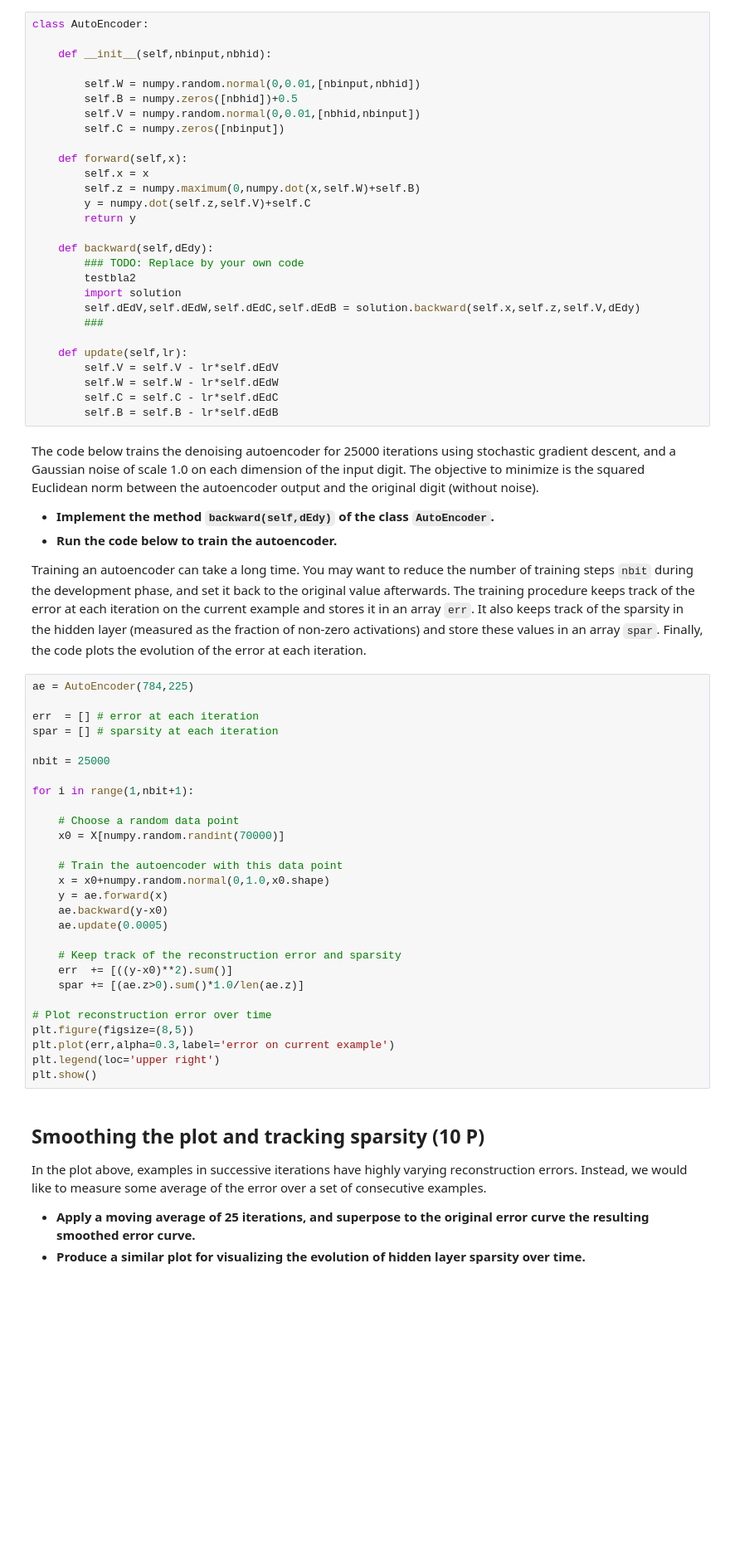
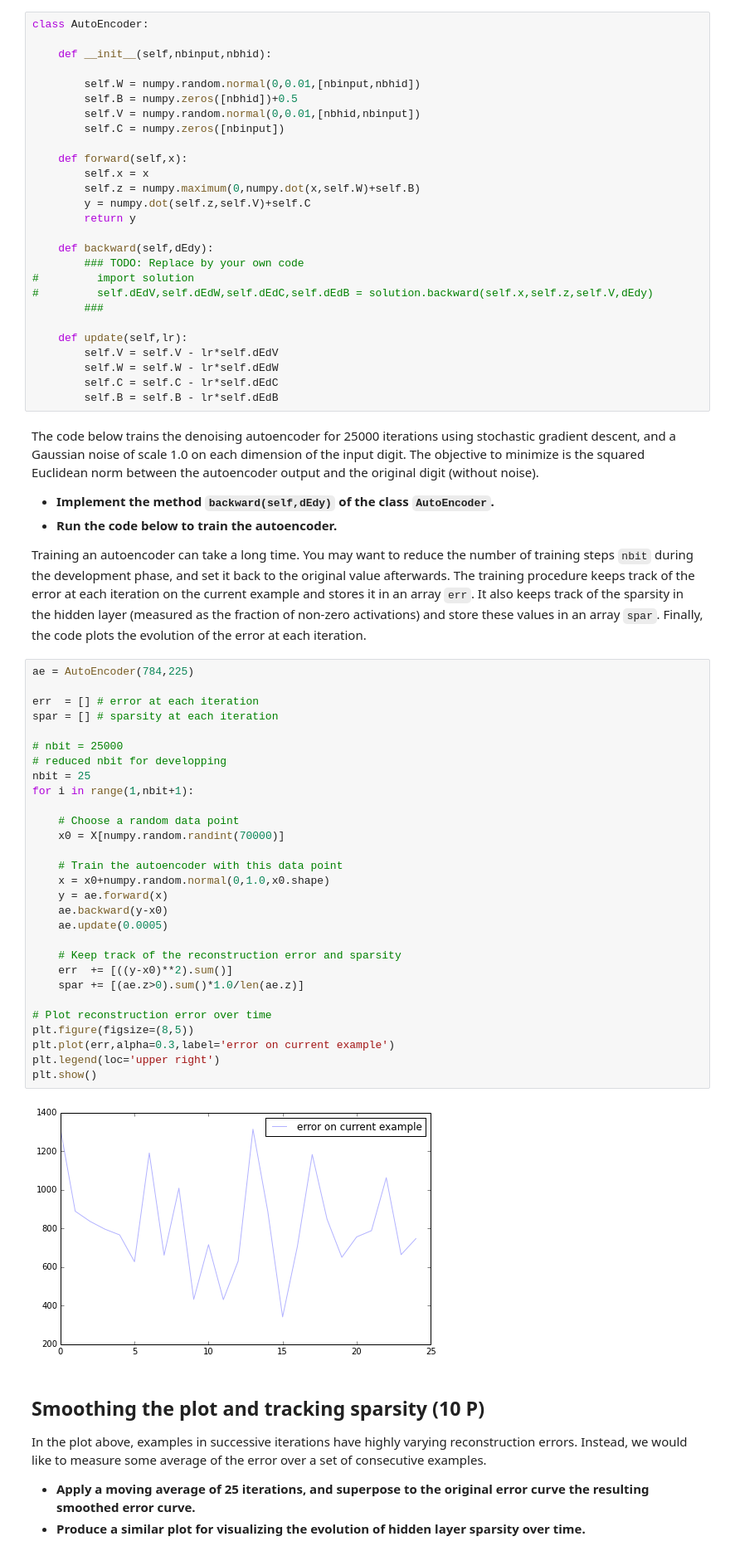
Before and after one commit to tim-pl-m/machinelearning2, a Jupyter notebook: ML2_exercise_4/sheet04.ipynb, the cells around one changed output. Shown: that part at 83% size. Drawn from its saved outputs; the diff is of its cells as text; blank space fills up the shorter version.

Commit message:
working without solution

```diff
--- a/ML2_exercise_4/sheet04.ipynb
+++ b/ML2_exercise_4/sheet04.ipynb
@@ -61,9 +61,8 @@ class AutoEncoder:
 
     def backward(self,dEdy):
         ### TODO: Replace by your own code
-        testbla2
-        import solution
-        self.dEdV,self.dEdW,self.dEdC,self.dEdB = solution.backward(self.x,self.z,self.V,dEdy)
+#         import solution
+#         self.dEdV,self.dEdW,self.dEdC,self.dEdB = solution.backward(self.x,self.z,self.V,dEdy)
         ###
 
     def update(self,lr):
@@ -81,31 +80,34 @@ Training an autoencoder can take a long time. You may want to reduce the number
 # %%
 ae = AutoEncoder(784,225)
 
 err  = [] # error at each iteration
 spar = [] # sparsity at each iteration
 
-nbit = 25000
-
+# nbit = 25000
+# reduced nbit for developping
+nbit = 25
 for i in range(1,nbit+1):
 
     # Choose a random data point
     x0 = X[numpy.random.randint(70000)]
 
     # Train the autoencoder with this data point
     x = x0+numpy.random.normal(0,1.0,x0.shape)
     y = ae.forward(x)
     ae.backward(y-x0)
     ae.update(0.0005)
 
     # Keep track of the reconstruction error and sparsity
     err  += [((y-x0)**2).sum()]
     spar += [(ae.z>0).sum()*1.0/len(ae.z)]
 
 # Plot reconstruction error over time
 plt.figure(figsize=(8,5))
 plt.plot(err,alpha=0.3,label='error on current example')
 plt.legend(loc='upper right')
 plt.show()
+# %% [output]
+[figure, added]
 # %% [markdown]
 ## Smoothing the plot and tracking sparsity (10 P)
 
```
Also changed, not shown: parts of 3 cells of this notebook.
